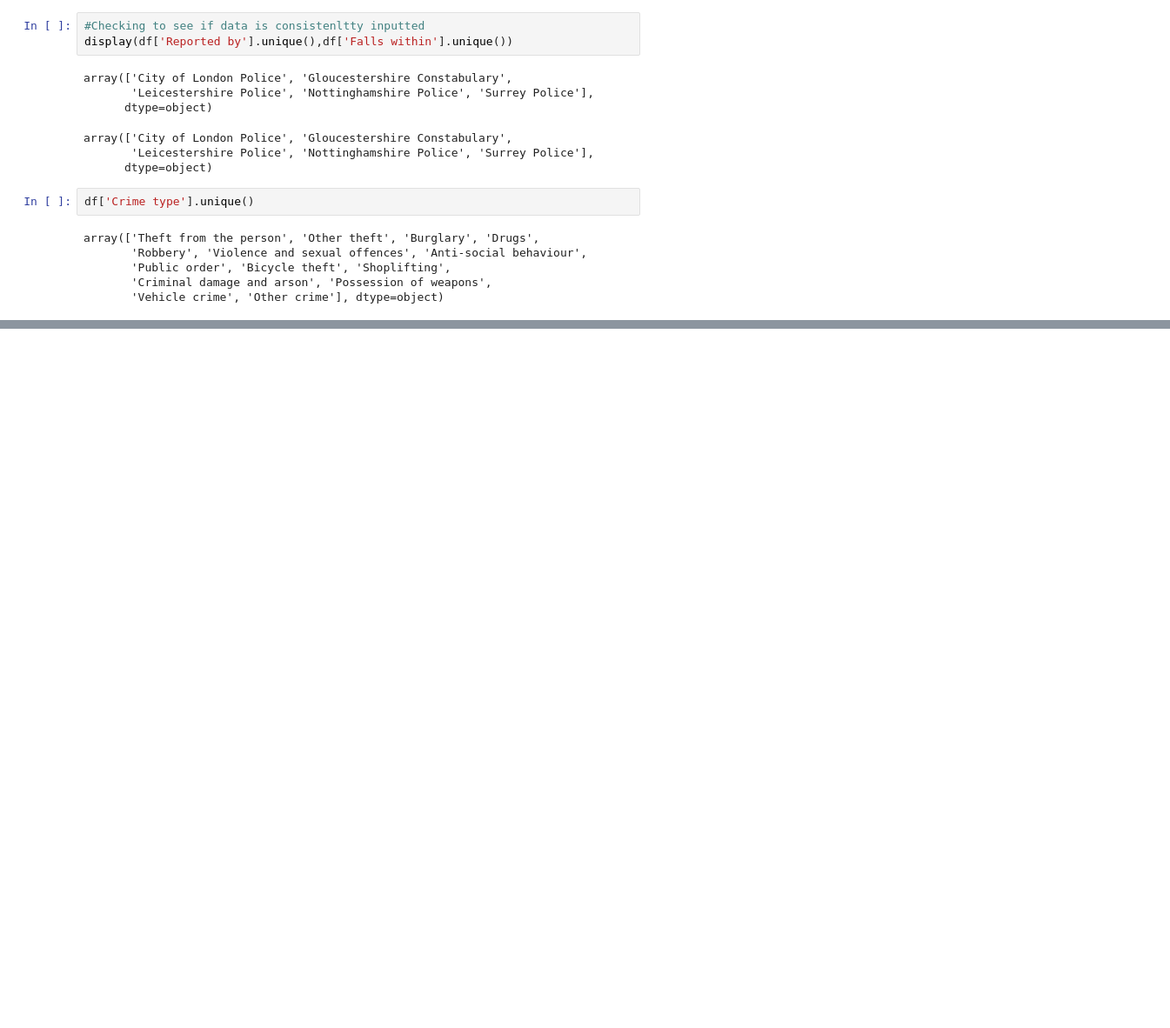
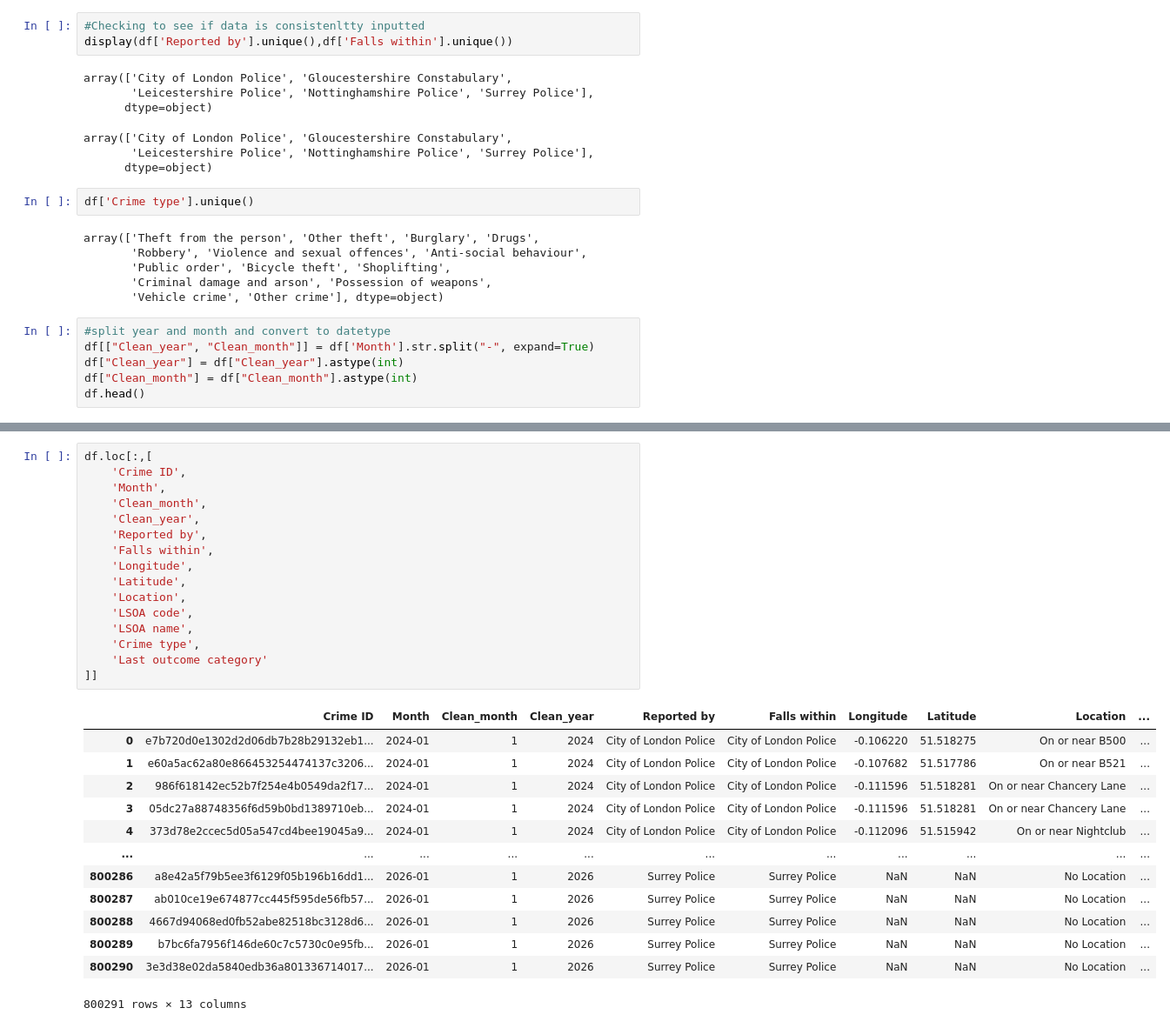
Before and after one commit to Melissa-Pasquali/Crime-Analysis-Project, a Jupyter notebook: notebooks/data_preprocessing.ipynb, the cells around one changed output, grey strips where cells are left out. Shown at 87% size. Cells and saved outputs as stored; diff of their text form; blank space fills up the shorter version.

Commit message:
Split month column into year and month

```diff
--- a/notebooks/data_preprocessing.ipynb
+++ b/notebooks/data_preprocessing.ipynb
@@ -249,3 +249,9 @@ array(['Theft from the person', 'Other theft', 'Burglary', 'Drugs',
        'Public order', 'Bicycle theft', 'Shoplifting',
        'Criminal damage and arson', 'Possession of weapons',
        'Vehicle crime', 'Other crime'], dtype=object)
+# %%
+#split year and month and convert to datetype
+df[["Clean_year", "Clean_month"]] = df['Month'].str.split("-", expand=True)
+df["Clean_year"] = df["Clean_year"].astype(int)
+df["Clean_month"] = df["Clean_month"].astype(int)
+df.head()
@@ -251,0 +265,30 @@ array(['Theft from the person', 'Other theft', 'Burglary', 'Drugs',
+# %%
+df.loc[:,[
+    'Crime ID',
+    'Month',
+    'Clean_month',
+    'Clean_year',
+    'Reported by',
+    'Falls within',
+    'Longitude',
+    'Latitude',
+    'Location',
+    'LSOA code',
+    'LSOA name',
+    'Crime type',
+    'Last outcome category'
+]]
+# %% [output]
+|  | Crime ID | Month | Clean_month | Clean_year | Reported by | Falls within | Longitude | Latitude | Location | ... |
+| 0 | e7b720d0e1302d2d06db7b28b29132eb1... | 2024-01 | 1 | 2024 | City of London Police | City of London Police | -0.106220 | 51.518275 | On or near B500 | ... |
+| 1 | e60a5ac62a80e866453254474137c3206... | 2024-01 | 1 | 2024 | City of London Police | City of London Police | -0.107682 | 51.517786 | On or near B521 | ... |
+| 2 | 986f618142ec52b7f254e4b0549da2f17... | 2024-01 | 1 | 2024 | City of London Police | City of London Police | -0.111596 | 51.518281 | On or near Chancery Lane | ... |
+| 3 | 05dc27a88748356f6d59b0bd1389710eb... | 2024-01 | 1 | 2024 | City of London Police | City of London Police | -0.111596 | 51.518281 | On or near Chancery Lane | ... |
+| 4 | 373d78e2ccec5d05a547cd4bee19045a9... | 2024-01 | 1 | 2024 | City of London Police | City of London Police | -0.112096 | 51.515942 | On or near Nightclub | ... |
+| ... | ... | ... | ... | ... | ... | ... | ... | ... | ... | ... |
+| 800286 | a8e42a5f79b5ee3f6129f05b196b16dd1... | 2026-01 | 1 | 2026 | Surrey Police | Surrey Police | NaN | NaN | No Location | ... |
+| 800287 | ab010ce19e674877cc445f595de56fb57... | 2026-01 | 1 | 2026 | Surrey Police | Surrey Police | NaN | NaN | No Location | ... |
+| 800288 | 4667d94068ed0fb52abe82518bc3128d6... | 2026-01 | 1 | 2026 | Surrey Police | Surrey Police | NaN | NaN | No Location | ... |
+| 800289 | b7bc6fa7956f146de60c7c5730c0e95fb... | 2026-01 | 1 | 2026 | Surrey Police | Surrey Police | NaN | NaN | No Location | ... |
+| 800290 | 3e3d38e02da5840edb36a801336714017... | 2026-01 | 1 | 2026 | Surrey Police | Surrey Police | NaN | NaN | No Location | ... |
+800291 rows × 13 columns
```
Also changed, not shown: parts of 2 cells of this notebook.
